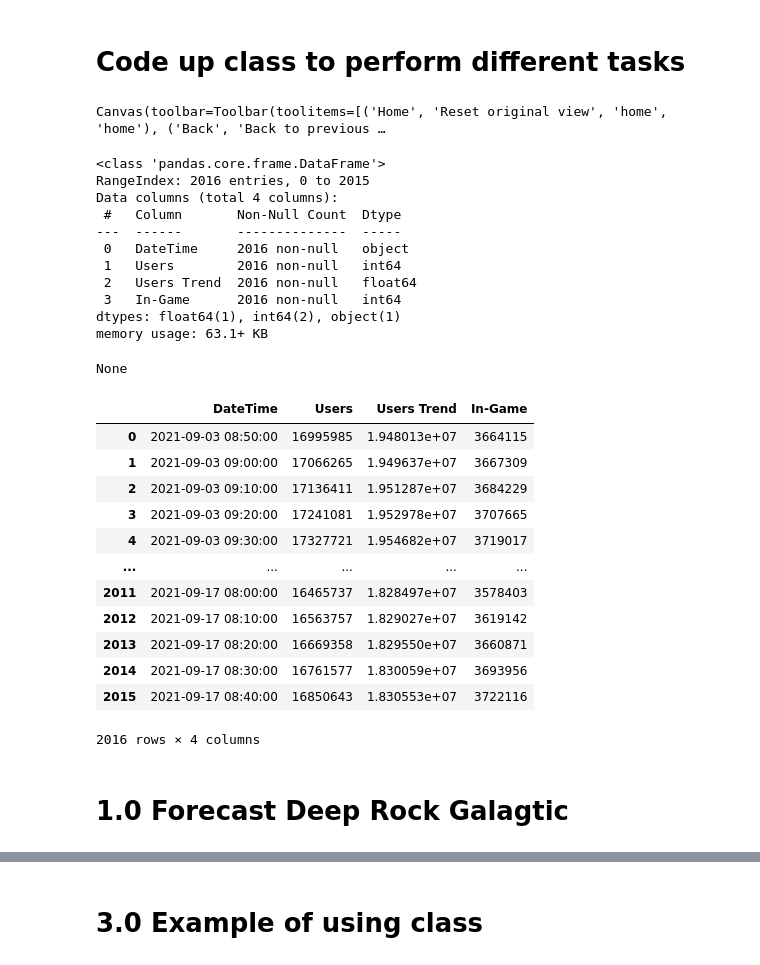
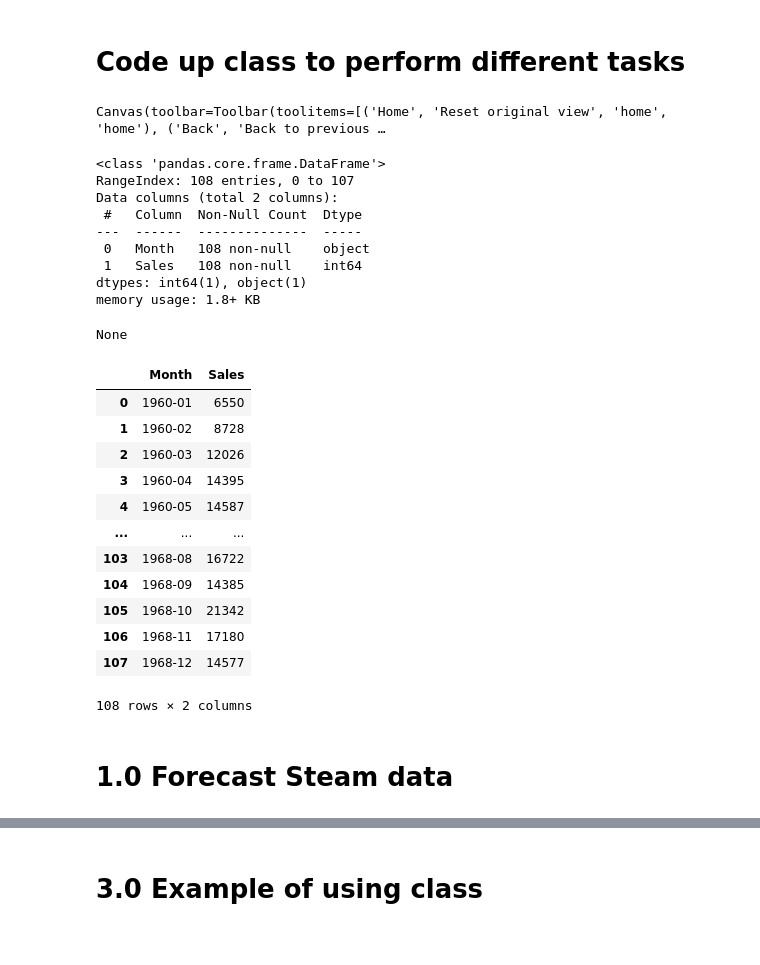
Before and after one commit to tristanmckechnie/tristan_meng_data_science, a Jupyter notebook: 1d_time_series_prediction_class.ipynb, the cells around one changed output, grey strips where cells are left out. Drawn from its saved outputs; the diff is of its cells as text; code cells hidden in the pictures.

```diff
--- a/1d_time_series_prediction_class.ipynb
+++ b/1d_time_series_prediction_class.ipynb
@@ -23,41 +23,39 @@ from sklearn.preprocessing import MinMaxScaler
 
 import random
 # %%
-df = pd.read_csv('./test_data/chart_c.csv') # sp_500 = GSPC.csv, # airplaine = AirPassengers.csv
+df = pd.read_csv('./test_data/monthly-car-sales.csv') # sp_500 = GSPC.csv, # airplaine = AirPassengers.csv
 fig,ax = plt.subplots(figsize=(15,4))
-df.plot(x='DateTime',y='In-Game',marker='o',ax=ax,rot=30)
+df.plot(x='Month',y='Sales',marker='o',ax=ax,rot=30)
 plt.tight_layout()
 display(df.info())
 display(df)
 # %% [output]
 Canvas(toolbar=Toolbar(toolitems=[('Home', 'Reset original view', 'home', 'home'), ('Back', 'Back to previous …
 <class 'pandas.core.frame.DataFrame'>
-RangeIndex: 2016 entries, 0 to 2015
-Data columns (total 4 columns):
- #   Column       Non-Null Count  Dtype
----  ------       --------------  -----
- 0   DateTime     2016 non-null   object
- 1   Users        2016 non-null   int64
- 2   Users Trend  2016 non-null   float64
- 3   In-Game      2016 non-null   int64
-dtypes: float64(1), int64(2), object(1)
-memory usage: 63.1+ KB
+RangeIndex: 108 entries, 0 to 107
+Data columns (total 2 columns):
+ #   Column  Non-Null Count  Dtype
+---  ------  --------------  -----
+ 0   Month   108 non-null    object
+ 1   Sales   108 non-null    int64
+dtypes: int64(1), object(1)
+memory usage: 1.8+ KB
 None
-|  | DateTime | Users | Users Trend | In-Game |
-| 0 | 2021-09-03 08:50:00 | 16995985 | 1.948013e+07 | 3664115 |
-| 1 | 2021-09-03 09:00:00 | 17066265 | 1.949637e+07 | 3667309 |
-| 2 | 2021-09-03 09:10:00 | 17136411 | 1.951287e+07 | 3684229 |
-| 3 | 2021-09-03 09:20:00 | 17241081 | 1.952978e+07 | 3707665 |
-| 4 | 2021-09-03 09:30:00 | 17327721 | 1.954682e+07 | 3719017 |
-| ... | ... | ... | ... | ... |
-| 2011 | 2021-09-17 08:00:00 | 16465737 | 1.828497e+07 | 3578403 |
-| 2012 | 2021-09-17 08:10:00 | 16563757 | 1.829027e+07 | 3619142 |
-| 2013 | 2021-09-17 08:20:00 | 16669358 | 1.829550e+07 | 3660871 |
-| 2014 | 2021-09-17 08:30:00 | 16761577 | 1.830059e+07 | 3693956 |
-| 2015 | 2021-09-17 08:40:00 | 16850643 | 1.830553e+07 | 3722116 |
+|  | Month | Sales |
+| 0 | 1960-01 | 6550 |
+| 1 | 1960-02 | 8728 |
+| 2 | 1960-03 | 12026 |
+| 3 | 1960-04 | 14395 |
+| 4 | 1960-05 | 14587 |
+| ... | ... | ... |
+| 103 | 1968-08 | 16722 |
+| 104 | 1968-09 | 14385 |
+| 105 | 1968-10 | 21342 |
+| 106 | 1968-11 | 17180 |
+| 107 | 1968-12 | 14577 |
-2016 rows × 4 columns
+108 rows × 2 columns
 # %% [markdown]
-# 1.0 Forecast Deep Rock Galagtic
+# 1.0 Forecast Steam data
 # %%
 # import some data
 df = pd.read_csv('./test_data/chart_c.csv') # sp_500 = GSPC.csv, # airplaine = AirPassengers.csv
```
Also changed, not shown: parts of 7 cells of this notebook, 2 other files.
